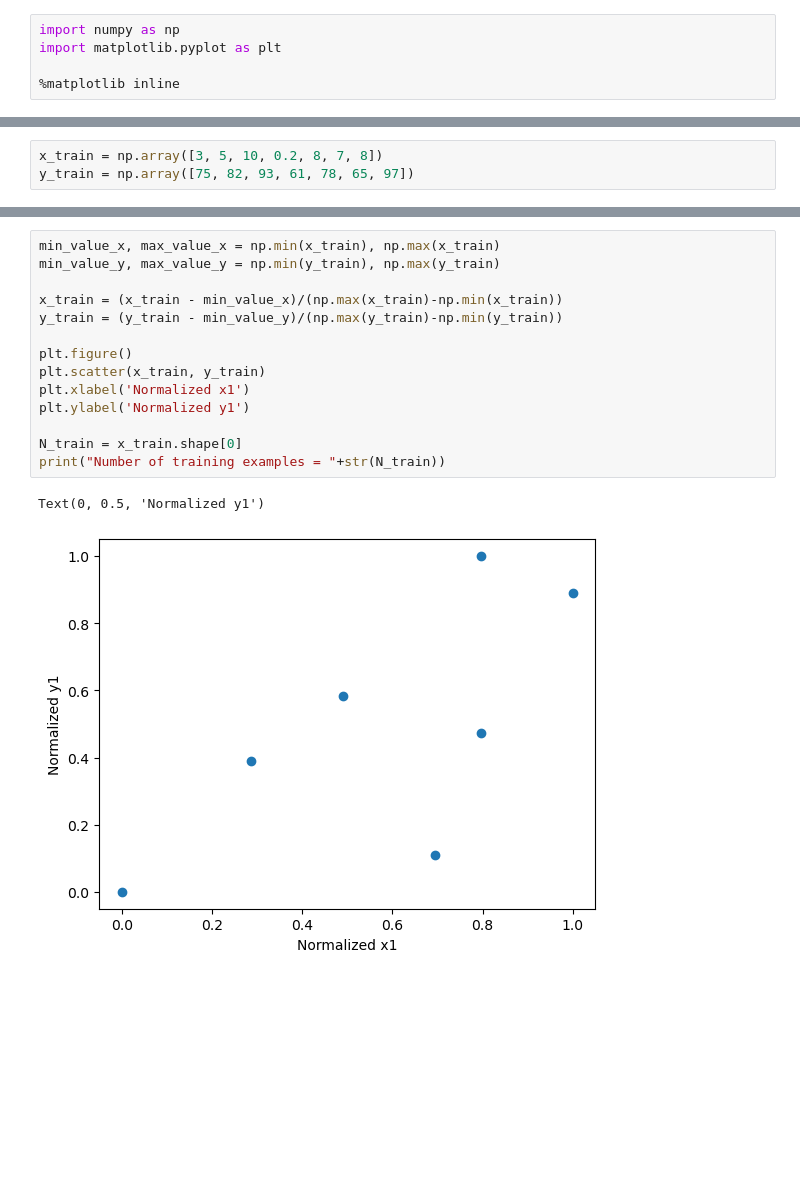
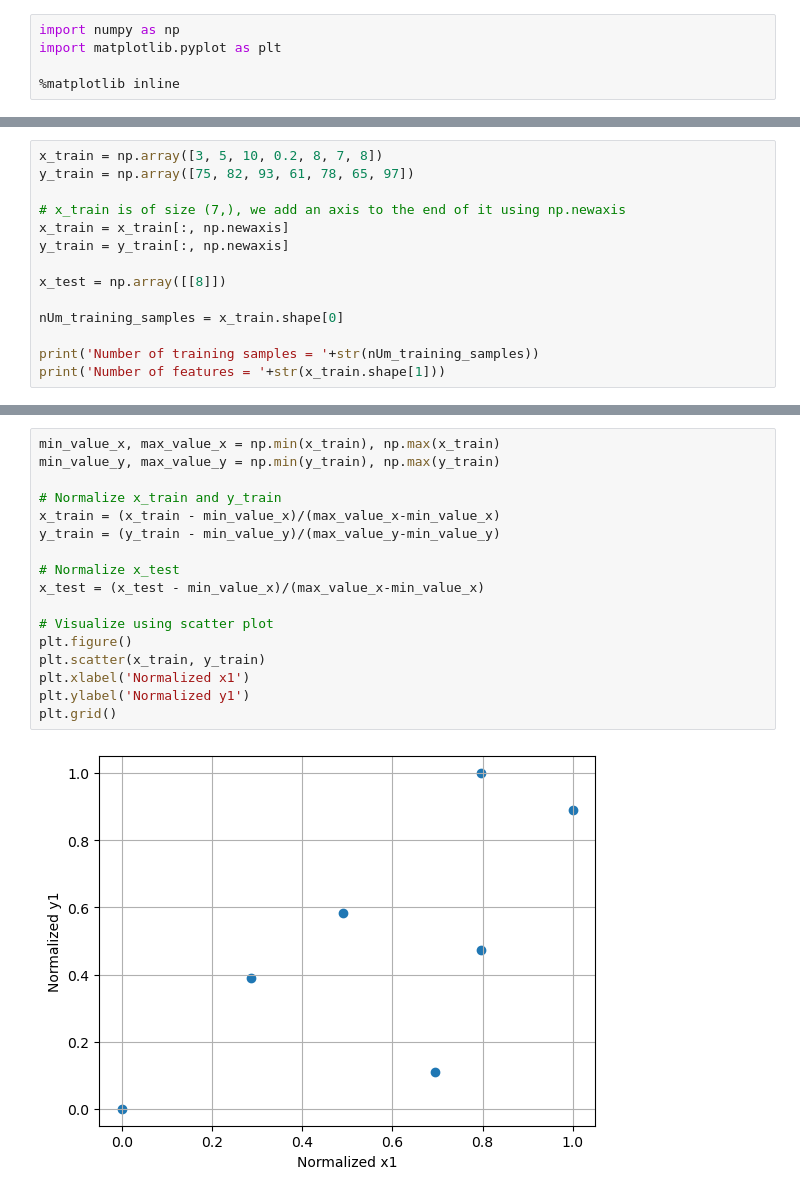
Before and after one commit to Navid-Ziaei/DeepLearningCourse, a Jupyter notebook: Week1/Regression_task.ipynb, the cells around one changed output, grey strips where cells are left out. Drawn from its saved outputs; the diff is of its cells as text; blank space fills up the shorter version.

```diff
--- a/Week1/Regression_task.ipynb
+++ b/Week1/Regression_task.ipynb
@@ -10,3 +13,14 @@ import matplotlib.pyplot as plt
 # %%
 x_train = np.array([3, 5, 10, 0.2, 8, 7, 8])
 y_train = np.array([75, 82, 93, 61, 78, 65, 97])
+
+# x_train is of size (7,), we add an axis to the end of it using np.newaxis
+x_train = x_train[:, np.newaxis]
+y_train = y_train[:, np.newaxis]
+
+x_test = np.array([[8]])
+
+nUm_training_samples = x_train.shape[0]
+
+print('Number of training samples = '+str(nUm_training_samples))
+print('Number of features = '+str(x_train.shape[1]))
@@ -17,18 +36,20 @@ y_train = np.array([75, 82, 93, 61, 78, 65, 97])
 # %%
 min_value_x, max_value_x = np.min(x_train), np.max(x_train)
 min_value_y, max_value_y = np.min(y_train), np.max(y_train)
 
-x_train = (x_train - min_value_x)/(np.max(x_train)-np.min(x_train))
-y_train = (y_train - min_value_y)/(np.max(y_train)-np.min(y_train))
+# Normalize x_train and y_train
+x_train = (x_train - min_value_x)/(max_value_x-min_value_x)
+y_train = (y_train - min_value_y)/(max_value_y-min_value_y)
 
+# Normalize x_test
+x_test = (x_test - min_value_x)/(max_value_x-min_value_x)
+
+# Visualize using scatter plot
 plt.figure()
 plt.scatter(x_train, y_train)
 plt.xlabel('Normalized x1')
 plt.ylabel('Normalized y1')
-
-N_train = x_train.shape[0]
-print("Number of training examples = "+str(N_train))
+plt.grid()
 # %% [output]
-Text(0, 0.5, 'Normalized y1')
-[figure, old version]
+[figure, new version]
 # %% [markdown]
```
Also changed, not shown: parts of 22 cells of this notebook.
